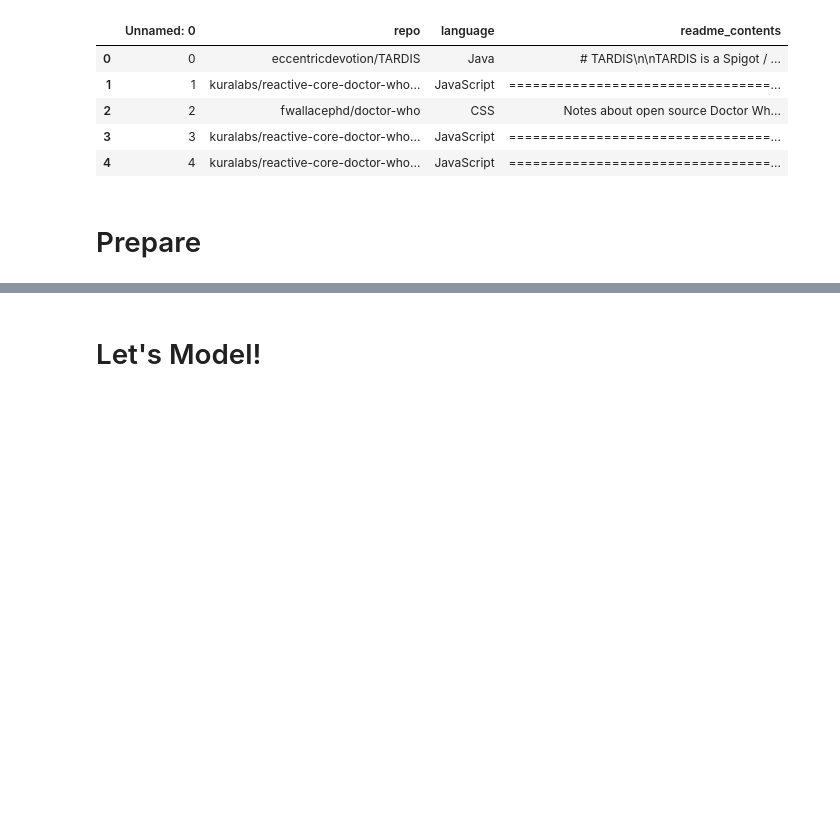
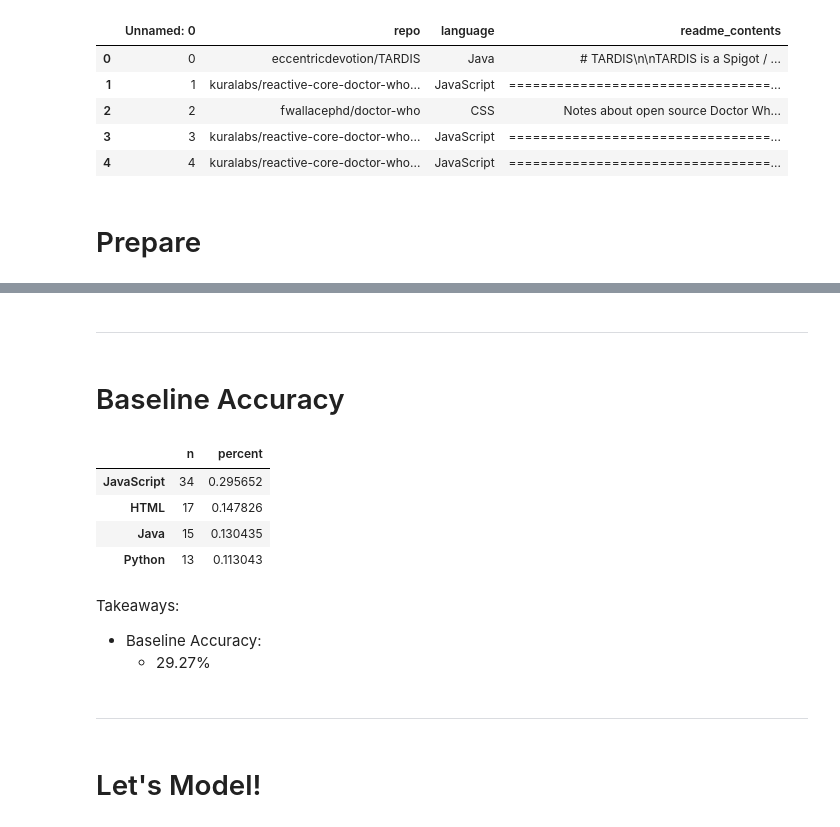
Before and after one commit to CaitlynCarney/coding_language_prediction, a Jupyter notebook: workbooks/model.ipynb, the cells around one changed output, grey strips where cells are left out. Drawn from its saved outputs; the diff is of its cells as text; code cells hidden in the pictures; blank space fills up the shorter version.

```diff
--- a/workbooks/model.ipynb
+++ b/workbooks/model.ipynb
@@ -45,6 +47,25 @@ dw.head()
 | 2 | 2 | 2 | fwallacephd/doctor-who | CSS | Notes about open source Doctor Wh... | notes about open source doctor wh... | notes about open source doctor wh... | ... |
 | 3 | 3 | 3 | kuralabs/reactive-core-doctor-who... | JavaScript | =================================... | \ndoctor who reactive core reacti... | doctor who reactive core reactive... | ... |
 | 4 | 4 | 4 | kuralabs/reactive-core-doctor-who... | JavaScript | =================================... | \ndoctor who mobile app reactive ... | doctor who mobile app reactive co... | ... |
+# %% [markdown]
+____
+# %% [markdown]
+# Baseline Accuracy
+# %%
+languages = explore.show_counts_and_ratios(dw)
+languages[:4]
+# %% [output]
+|  | n | percent |
+| JavaScript | 34 | 0.295652 |
+| HTML | 17 | 0.147826 |
+| Java | 15 | 0.130435 |
+| Python | 13 | 0.113043 |
+# %% [markdown]
+Takeaways:
+- Baseline Accuracy:
+    - 29.27%
+# %% [markdown]
+___
 # %% [markdown]
 # Let's Model!
 # %%
```
Also changed, not shown: parts of 11 cells of this notebook.
